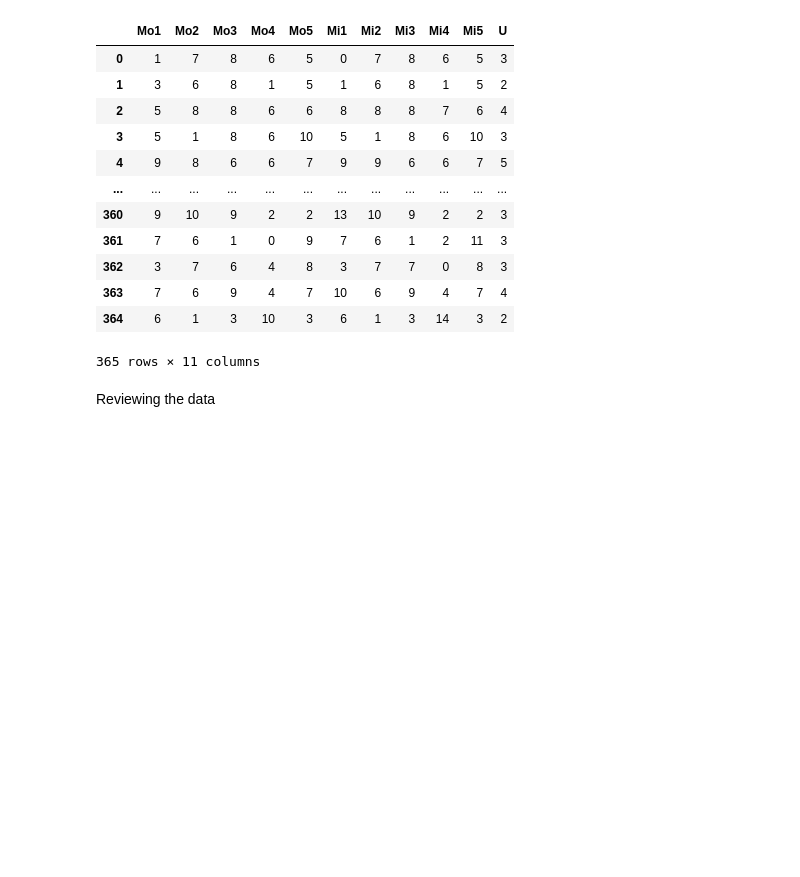
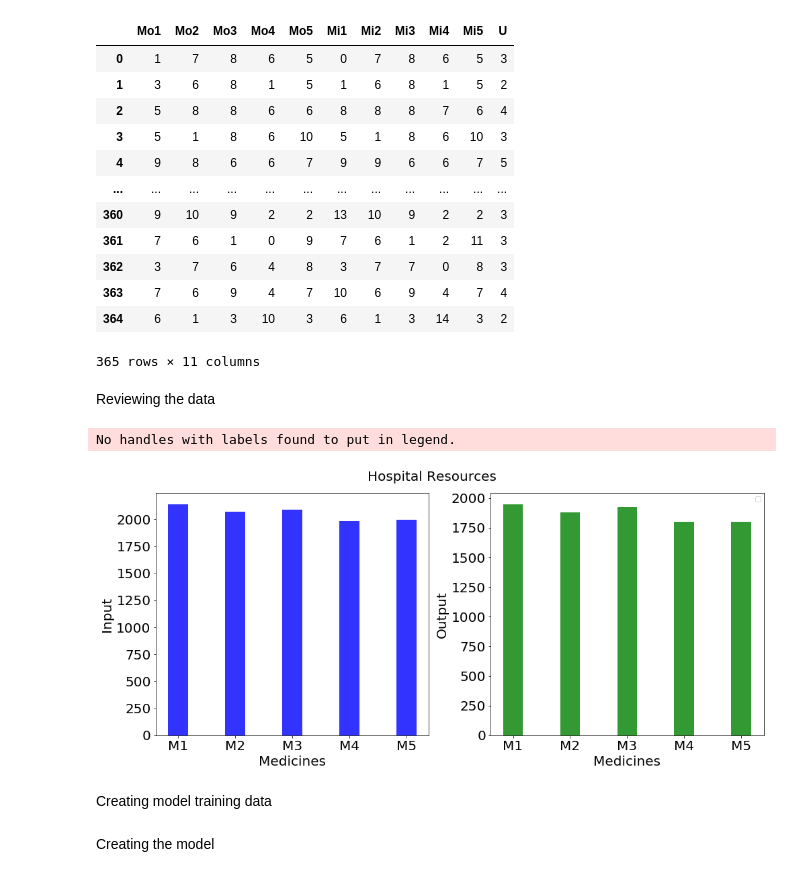
Before and after one commit to altaga/Smart-Medicine-Control, a Jupyter notebook: Google Colab Model Creator/SmartMedicineControl.ipynb, the cells around one changed output. Saved outputs shown, nothing was run; the diff lists cells and outputs as text; code cells hidden in the pictures; blank space fills up the shorter version.

```diff
--- a/Google Colab Model Creator/SmartMedicineControl.ipynb
+++ b/Google Colab Model Creator/SmartMedicineControl.ipynb
@@ -61,6 +65,45 @@ data
 365 rows × 11 columns
 # %% [markdown]
 Reviewing the data
+# %%
+datas = data.sum(axis = 0, skipna = True)
+
+# Create Plots
+fig, (ax1, ax2) = plt.subplots(1, 2,figsize = (14,6))
+fig.suptitle('Hospital Resources', fontsize=20,y=1.05)
+
+index = np.arange(5)
+bar_width = 0.35
+opacity = 0.8
+
+ax1.bar(index, [datas['Mi1'],datas['Mi2'],datas['Mi3'],datas['Mi4'],datas['Mi5']], bar_width,
+alpha=opacity,
+color='b')
+
+ax2.bar(index + bar_width, [datas['Mo1'],datas['Mo2'],datas['Mo3'],datas['Mo4'],datas['Mo5']], bar_width,
+alpha=opacity,
+color='g')
+
+
+
+ax1.set_xlabel('Medicines', fontsize=20)
+ax1.set_ylabel('Input', fontsize=20)
+ax1.set_xticks(index)
+ax1.set_yticklabels(('0', '250', '500', '750','1000', '1250', '1500', '1750','2000'),fontsize=20)
+ax1.set_xticklabels(('M1', 'M2', 'M3', 'M4','M5'),fontsize=20)
+plt.xlabel('Medicines', fontsize=20)
+plt.ylabel('Output', fontsize=20)
+plt.xticks(index + bar_width, ('M1', 'M2', 'M3', 'M4','M5'),fontsize=20)
+plt.yticks(fontsize=20)
+plt.legend()
+
+plt.tight_layout()
+plt.show()
+# %% [output]
+No handles with labels found to put in legend.
+[figure, added]
+# %% [markdown]
+Creating model training data
 # %%
 # Characteristics (In Values)
 characteristics= data.values[:,:5]
@@ -74,4 +117,6 @@ characteristics_norm= characteristics/255
 X_train, X_test, y_train, y_test = train_test_split(characteristics_norm, labels, test_size=0.2, random_state=21)
+# %% [markdown]
+Creating the model
 # %%
 model = tf.keras.Sequential([
     tf.keras.layers.Dense(16, activation=tf.nn.relu, input_shape=[5]),
```
Also changed, not shown: parts of 11 cells of this notebook.
